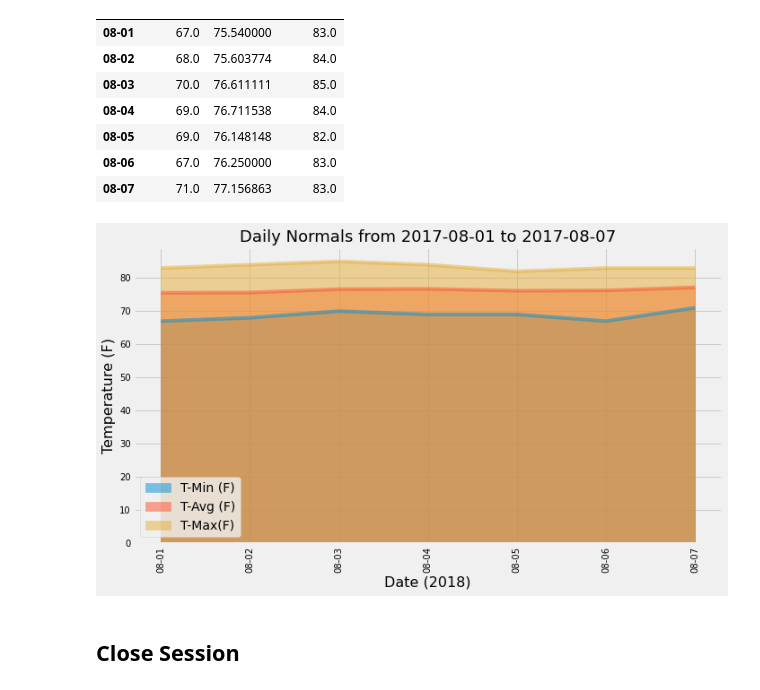
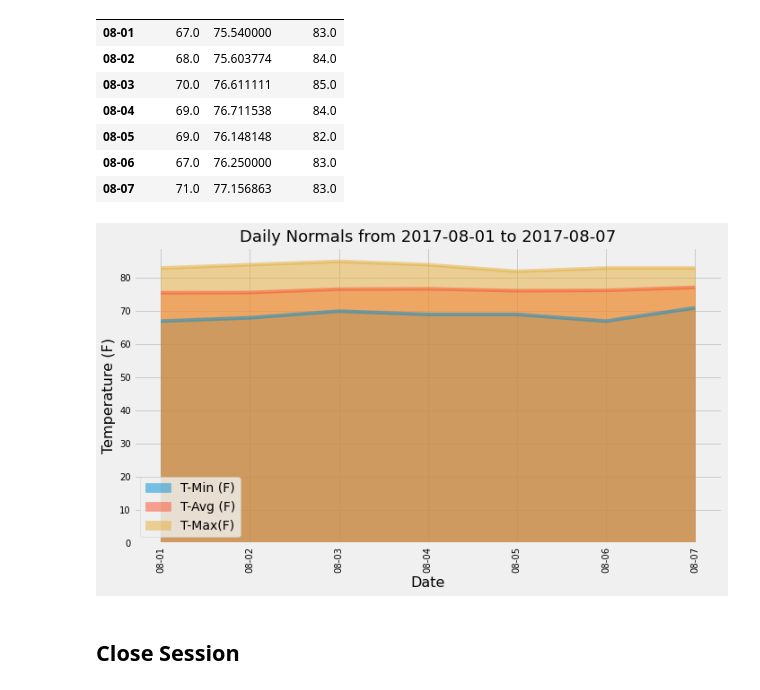
Before and after one commit to Kok6176/sqlalchemy-challenge, a Jupyter notebook: SurfsUp/temp_analysis_bonus_2_starter.ipynb, the cells around one changed output. Drawn from its saved outputs; the diff is of its cells as text; code cells hidden in the pictures.

```diff
--- a/SurfsUp/temp_analysis_bonus_2_starter.ipynb
+++ b/SurfsUp/temp_analysis_bonus_2_starter.ipynb
@@ -221,17 +221,17 @@ dailynormals_df.set_index("Date")
 # %%
 # Plot the daily normals as an area plot with `stacked=False`
 dailynormals_df.plot.area(figsize=(10,6), stacked=False, alpha = 0.5, rot=90, fontsize=10)
 
 plt.xticks(np.arange(len(trip_dates)), labels=trip_dates)
 
 plt.title(f"Daily Normals from {start_date} to {end_date}", fontsize=18)
-plt.xlabel("Date (2018)", fontsize=16)
+plt.xlabel("Date", fontsize=16)
 plt.ylabel("Temperature (F)", fontsize=16)
 
 plt.tight_layout()
 plt.show()
 # %% [output]
-[figure, old version]
+[figure, new version]
 # %% [markdown]
 ## Close Session
 # %%
```
Also changed, not shown: 1 other file.
